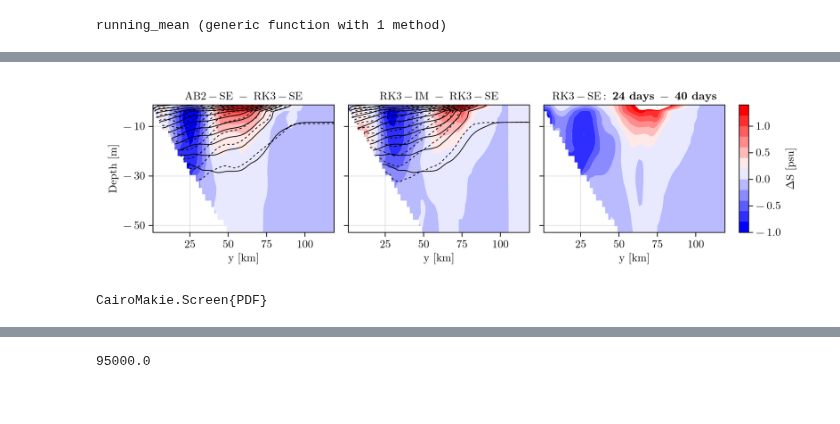
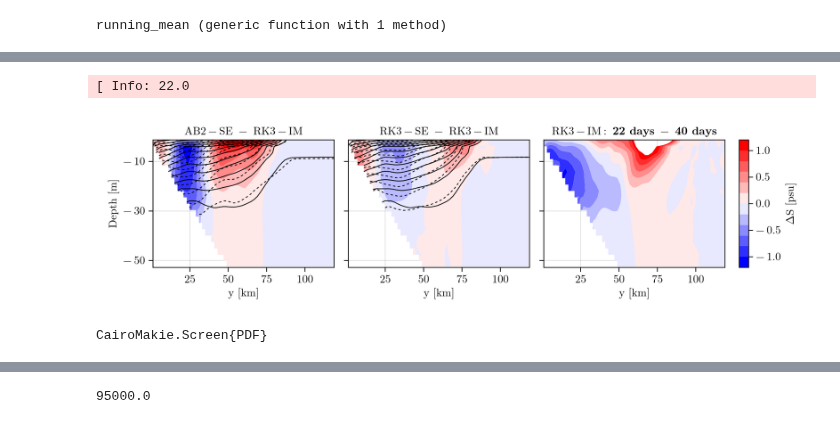
Before and after one commit to simone-silvestri/TimestepperTestCases.jl, a Jupyter notebook: notebooks/Results_idealized_coast.ipynb, the cells around one changed output, grey strips where cells are left out. Drawn from its saved outputs; the diff is of its cells as text; code cells hidden in the pictures.

```diff
--- a/notebooks/Results_idealized_coast.ipynb
+++ b/notebooks/Results_idealized_coast.ipynb
@@ -146,45 +183,48 @@ jr  = 1:60
 kr  = 20:40
 zC  = ri[:S].grid.z.cᵃᵃᶜ[kr]
 yC  = ri[:S].grid.yᵃᶜᵃ[jr] ./ 1e3
-ax1  = Axis(fig[1, 1], title = L"\text{AB2-SE - RK3-SE}",
+ax1  = Axis(fig[1, 1], title = L"\text{AB2-SE - RK3-IM}",
                        ylabel = L"\text{Depth [m]}",
                        xlabel = L"\text{y [km]}",
                        xticks = ticks([0, 25, 50, 75, 100]),
                        yticks = ticks([-50, -30, -10]))
 
-contourf!(ax1, yC, zC, interior(mean(al[:S][end] / al[:VCCC][end], dims=1), 1, jr, kr) .- interior(mean(rl[:S][end] / rl[:VCCC][end], dims=1), 1, jr, kr), levels = -1:0.2:1.4, colormap = :bwr)
+contourf!(ax1, yC, zC, interior(mean(al[:S][end] / al[:VCCC][end], dims=1), 1, jr, kr) .- interior(mean(ri[:S][end] / ri[:VCCC][end], dims=1), 1, jr, kr), levels = -1.2:0.2:1.2, colormap = :bwr)
 contour!(ax1,  yC, zC, interior(mean(al[:b][end] / al[:VCCC][end], dims=1),  1, jr, kr), levels = range(-0.22, -0.17, length=12), color = :black, linestyle=:dash)
-contour!(ax1,  yC, zC, interior(mean(rl[:b][end] / rl[:VCCC][end], dims=1),  1, jr, kr), levels = range(-0.22, -0.17, length=12), color = :black)
+contour!(ax1,  yC, zC, interior(mean(ri[:b][end] / ri[:VCCC][end], dims=1),  1, jr, kr), levels = range(-0.22, -0.17, length=12), color = :black)
 xlims!(ax1, yC[1], yC[end])
 ylims!(ax1, zC[1], zC[end])
 
-ax2  = Axis(fig[1, 2], title = L"\text{RK3-IM - RK3-SE}",
+ax2  = Axis(fig[1, 2], title = L"\text{RK3-SE - RK3-IM}",
                       ylabel = "",
                       xlabel = L"\text{y [km]}",
                       xticks = ticks([0, 25, 50, 75, 100]),
                       yticks = ([-50, -30, -10], ["", "", ""]))
 
-contourf!(ax2, yC, zC, interior(mean(ri[:S][end] / ri[:VCCC][end], dims=1), 1, jr, kr) .- interior(mean(rl[:S][end] / rl[:VCCC][end], dims=1), 1, jr, kr), levels = -1:0.2:1.4, colormap = :bwr)
-contour!(ax2,  yC, zC, interior(mean(ri[:b][end] / ri[:VCCC][end], dims=1),  1, jr, kr), levels = range(-0.22, -0.17, length=12), color = :black, linestyle=:dash)
-contour!(ax2,  yC, zC, interior(mean(rl[:b][end] / rl[:VCCC][end], dims=1),  1, jr, kr), levels = range(-0.22, -0.17, length=12), color = :black)
+contourf!(ax2, yC, zC, interior(mean(rl[:S][end] / rl[:VCCC][end], dims=1), 1, jr, kr) .- interior(mean(ri[:S][end] / ri[:VCCC][end], dims=1), 1, jr, kr), levels = -1.2:0.2:1.2, colormap = :bwr)
+contour!(ax2,  yC, zC, interior(mean(rl[:b][end] / rl[:VCCC][end], dims=1),  1, jr, kr), levels = range(-0.22, -0.17, length=12), color = :black, linestyle=:dash)
+contour!(ax2,  yC, zC, interior(mean(ri[:b][end] / ri[:VCCC][end], dims=1),  1, jr, kr), levels = range(-0.22, -0.17, length=12), color = :black)
 xlims!(ax2, yC[1], yC[end])
 ylims!(ax2, zC[1], zC[end])
 
-ax3 = Axis(fig[1, 3], title = L"\text{RK3-SE: \textbf{24 days} - \textbf{40 days}}",
+ax3 = Axis(fig[1, 3], title = L"\text{RK3-IM: \textbf{22 days} - \textbf{40 days}}",
                      ylabel = "",
                      xlabel = L"\text{y [km]}",
                      xticks = ticks([0, 25, 50, 75, 100]),
                      yticks = ([-50, -30, -10], ["", "", ""]))
 
-hm  = contourf!(ax3, yC, zC, interior(mean(rl[:S][290] / rl[:VCCC][290], dims=1), 1, jr, kr) .- interior(mean(rl[:S][end] / rl[:VCCC][end], dims=1), 1, jr, kr), levels = -1:0.2:1.4, colormap = :bwr)
+@info ri[:S].times[265] / 86400
+
+hm  = contourf!(ax3, yC, zC, interior(mean(ri[:S][265] / ri[:VCCC][265], dims=1), 1, jr, kr) .- interior(mean(ri[:S][end] / ri[:VCCC][end], dims=1), 1, jr, kr), levels = -1.2:0.2:1.2, colormap = :bwr)
 xlims!(ax3, yC[1], yC[end])
 ylims!(ax3, zC[1], zC[end])
 Colorbar(fig[1, 4], hm, label = L"\Delta \text{S [psu]}", ticks = ticks([-1, -0.5, 0.0, 0.5, 1.0]))
 display(fig)
 CairoMakie.save(path * "mean-coast.pdf", fig)
 # %% [output]
+[ Info: 22.0
-[figure, old version]
+[figure, new version]
-CairoMakie.Screen{PDF}
+CairoMakie.Screen{PDF}
 # %%
 fig = Figure(size = (750, 350))
 g1  = GridLayout(fig[1, 1])
```
Also changed, not shown: parts of 11 cells of this notebook, 6 other files.
